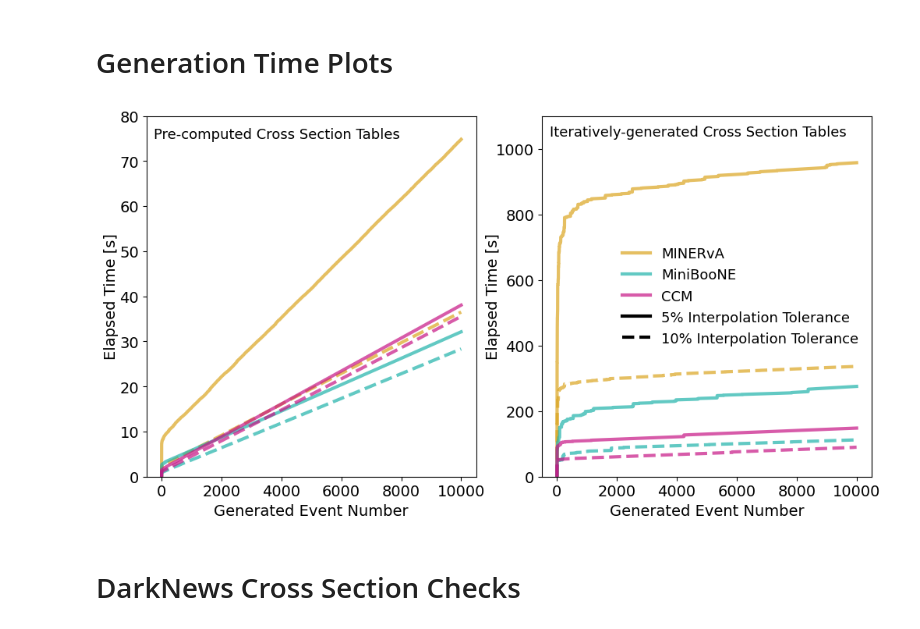
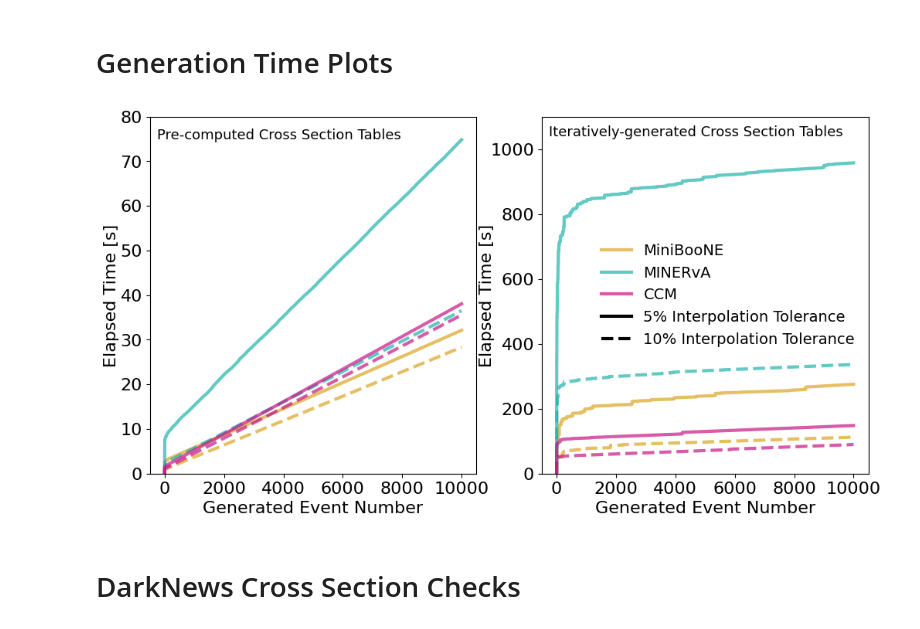
Before and after one commit to Harvard-Neutrino/SIREN, a Jupyter notebook: resources/Examples/Example2/PaperPlots.ipynb, the cells around one changed output. Cells and saved outputs as stored; diff of their text form; code cells hidden in the pictures.

```diff
--- a/resources/Examples/Example2/PaperPlots.ipynb
+++ b/resources/Examples/Example2/PaperPlots.ipynb
@@ -178,7 +178,7 @@ def position_plot(x,y,bins,labelx,labely,title):
 
 def plot_positions(data,range1,range2,slice1="x",slice2="y",savestr=None):
 
-    dec_flag = data["primary_type"]=="ParticleType.N4"
+    dec_flag = data["primary_type"]==5914
     fid_flag = data["in_fiducial"][dec_flag]
 
     fid_vertex = data["vertex"][data["in_fiducial"]][fid_flag]
@@ -226,7 +226,7 @@ def plot_positions(data,range1,range2,slice1="x",slice2="y",savestr=None):
     plt.show()
 # %%
 for k in filename.keys():
-    #if k!="MiniBooNE": continue
+    if k=="MINERvA": continue
     data = awk.from_parquet("output/"+filename[k])
     plot_kinematics(data,POT[k],Emax[k],axis[k],ylim_E[k],ylim_C[k],savestr="figures/%s"%k)
     plot_positions(data,xrange[k],yrange[k],savestr="figures/%s"%k)
@@ -251,0 +252,34 @@ for k in filename.keys():
+# %%
+base = -3
+for k in filename.keys():
+    data = awk.from_parquet("output/"+filename[k])
+    sorted_times = np.sort(data.event_gen_time)
+    mu = sorted_times[0.5*len(sorted_times)]
+    sig_plus = sorted_times[(0.5 + 0.68/2)*len(sorted_times)] - mu
+    sig_minus = mu - sorted_times[(0.5 - 0.68/2)*len(sorted_times)]
+    print("%2.2f^{+ %2.2f}_{- %2.2f} \\times 10^{%d}"%(mu/10**base,sig_plus/10**base,sig_minus/10**base,base))
+    label = k+"\n"+r"$\tau = %2.2f^{+ %2.2f}_{- %2.2f} \times 10^{%d}$ s"%(mu/10**base,sig_plus/10**base,sig_minus/10**base,base)
+    plt.hist(sorted_times,bins=np.logspace(-2.9,-1,100),label=label,alpha=0.5)
+plt.xlabel(r"Event generation time $\tau$ [s]")
+plt.ylabel("Events")
+plt.legend()
+plt.loglog()
+plt.savefig("figures/Dipole_gen_timing_distributions.pdf",dpi=100)
+plt.show()
+
+base = -3
+for k in filename.keys():
+    data = awk.from_parquet("output/"+filename[k])
+    sorted_times = np.sort(data.event_weight_time)
+    mu = sorted_times[0.5*len(sorted_times)]
+    sig_plus = sorted_times[(0.5 + 0.68/2)*len(sorted_times)] - mu
+    sig_minus = mu - sorted_times[(0.5 - 0.68/2)*len(sorted_times)]
+    print("%2.2f^{+ %2.2f}_{- %2.2f} \\times 10^{%d}"%(mu/10**base,sig_plus/10**base,sig_minus/10**base,base))
+    label = k+"\n"+r"$\tau = %2.2f^{+ %2.2f}_{- %2.2f} \times 10^{%d}$ s"%(mu/10**base,sig_plus/10**base,sig_minus/10**base,base)
+    plt.hist(sorted_times,bins=np.logspace(-2.9,-1,100),label=label,alpha=0.5)
+plt.xlabel(r"Event weight calculation time $\tau$ [s]")
+plt.ylabel("Events")
+plt.legend()
+plt.loglog()
+plt.savefig("figures/Dipole_weight_timing_distributions.pdf",dpi=100)
+plt.show()
@@ -255,8 +298,8 @@ for k in filename.keys():
 fig,ax = plt.subplots(1,2,figsize=(12,6))
 color = ["goldenrod","lightseagreen","mediumvioletred"]
 alpha = 0.7
-filename = {"MINERvA":"MINERvA_Dipole_M4.70e-01_mu1.25e-06_example.parquet",
-            "MiniBooNE":"MiniBooNE_Dipole_M4.70e-01_mu1.25e-06_example.parquet",
+filename = {"MiniBooNE":"MiniBooNE_Dipole_M4.70e-01_mu1.25e-06_example.parquet",
+            "MINERvA":"MINERvA_Dipole_M4.70e-01_mu1.25e-06_example.parquet",
             "CCM":"CCM_Dipole_M2.35e-02_mu3.00e-07_example.parquet"}
 for c,k in zip(color,filename.keys()):
 
@@ -265,34 +308,34 @@ for c,k in zip(color,filename.keys()):
     # iterative
     data = awk.from_parquet("output/iterative_tol5/"+filename[k])
     #ax[0].plot(data["event_gen_time"],color=c,alpha=alpha)
     ax[1].plot([0]+list(data["event_global_time"]),label=k,color=c,alpha=alpha)
     data = awk.from_parquet("output/iterative_tol10/"+filename[k])
     #ax[0].plot(data["event_gen_time"],ls="--",color=c,alpha=alpha)
     ax[1].plot([0]+list(data["event_global_time"]),ls="--",color=c,alpha=alpha)
 
     # precomputed
     data = awk.from_parquet("output/precomputed_tol5/"+filename[k])
     ax[0].plot([0]+list(data["event_global_time"]),label=k,color=c,alpha=alpha)
     data = awk.from_parquet("output/precomputed_tol10/"+filename[k])
     ax[0].plot([0]+list(data["event_global_time"]),ls="--",color=c,alpha=alpha)
 
 ax[1].plot([],[],color="black",label="5% Interpolation Tolerance")
 ax[1].plot([],[],color="black",ls="--",label="10% Interpolation Tolerance")
 ax[0].set_xlabel("Generated Event Number")
 ax[1].set_xlabel("Generated Event Number")
 ax[0].set_ylabel("Elapsed Time [s]",labelpad=1)
 ax[1].set_ylabel("Elapsed Time [s]",labelpad=-4)
 ax[0].set_ylim(0,80)
 ax[1].set_ylim(0,1100)
 ax[0].text(-250,75,"Pre-computed Cross Section Tables",
            fontsize=13)#,bbox=dict(facecolor='none', edgecolor='black'))
 ax[1].text(-250,1040,"Iteratively-generated Cross Section Tables",
            fontsize=13)#,bbox=dict(facecolor='none', edgecolor='black'))
 ax[1].legend()
 plt.savefig("figures/GenerationTiming.pdf",dpi=100)
 plt.show()
 # %% [output]
-[figure, old version]
+[figure, new version]
 # %% [markdown]
 # DarkNews Cross Section Checks
 # %%
```
Also changed, not shown: parts of 5 cells of this notebook, 3 other files.
